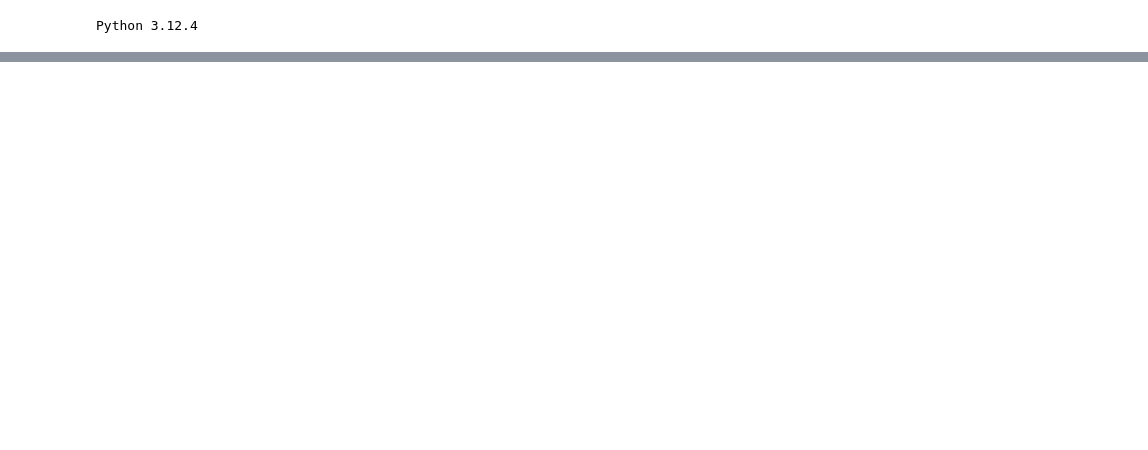
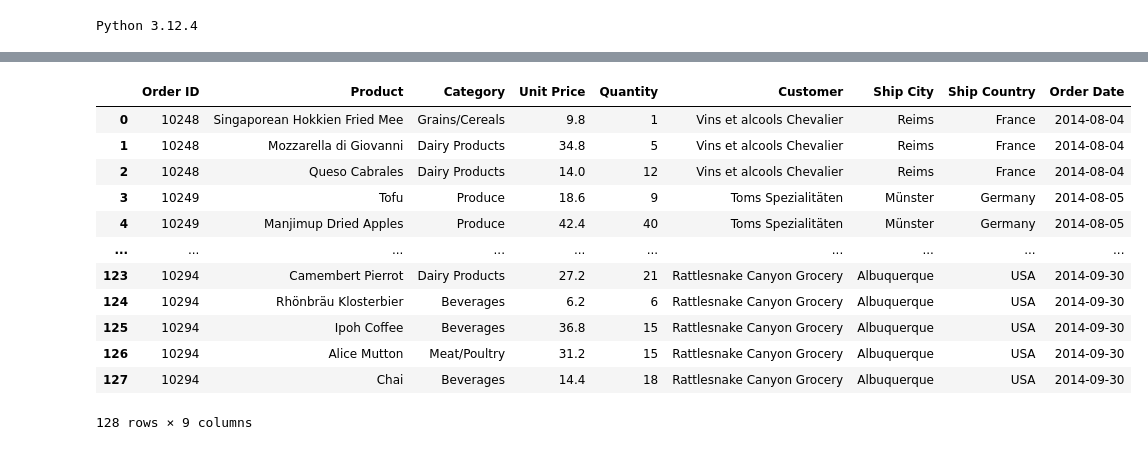
Before and after one commit to rvagelet/Python, a Jupyter notebook: 17072024.ipynb, the cells around one changed output, grey strips where cells are left out. Saved outputs shown, nothing was run; the diff lists cells and outputs as text; code cells hidden in the pictures; blank space fills up the shorter version.

```diff
--- a/17072024.ipynb
+++ b/17072024.ipynb
@@ -38,0 +68,25 @@ Python 3.12.4
+# %%
+#Como anexar 2 DataFrames para obtener uno solo con todos los registros
+#Anexar significa poner filas una debajo de otras, tienen que tener la misma estructura,
+#el mismo numero de columnas y campos, y con los mismos nombres
+
+#aprenderemos a cambiar los nombres por si acaso
+
+dosmeses = pd.concat([agosto2014, septiembre2014], ignore_index=True)
+dosmeses
+
+#Entorno de ejecucion, reiniciar sesion y ejectuar todo
+# %% [output]
+|  | Order ID | Product | Category | Unit Price | Quantity | Customer | Ship City | Ship Country | Order Date |
+| 0 | 10248 | Singaporean Hokkien Fried Mee | Grains/Cereals | 9.8 | 1 | Vins et alcools Chevalier | Reims | France | 2014-08-04 |
+| 1 | 10248 | Mozzarella di Giovanni | Dairy Products | 34.8 | 5 | Vins et alcools Chevalier | Reims | France | 2014-08-04 |
+| 2 | 10248 | Queso Cabrales | Dairy Products | 14.0 | 12 | Vins et alcools Chevalier | Reims | France | 2014-08-04 |
+| 3 | 10249 | Tofu | Produce | 18.6 | 9 | Toms Spezialitäten | Münster | Germany | 2014-08-05 |
+| 4 | 10249 | Manjimup Dried Apples | Produce | 42.4 | 40 | Toms Spezialitäten | Münster | Germany | 2014-08-05 |
+| ... | ... | ... | ... | ... | ... | ... | ... | ... | ... |
+| 123 | 10294 | Camembert Pierrot | Dairy Products | 27.2 | 21 | Rattlesnake Canyon Grocery | Albuquerque | USA | 2014-09-30 |
+| 124 | 10294 | Rhönbräu Klosterbier | Beverages | 6.2 | 6 | Rattlesnake Canyon Grocery | Albuquerque | USA | 2014-09-30 |
+| 125 | 10294 | Ipoh Coffee | Beverages | 36.8 | 15 | Rattlesnake Canyon Grocery | Albuquerque | USA | 2014-09-30 |
+| 126 | 10294 | Alice Mutton | Meat/Poultry | 31.2 | 15 | Rattlesnake Canyon Grocery | Albuquerque | USA | 2014-09-30 |
+| 127 | 10294 | Chai | Beverages | 14.4 | 18 | Rattlesnake Canyon Grocery | Albuquerque | USA | 2014-09-30 |
+128 rows × 9 columns
```
Also changed, not shown: parts of 8 cells of this notebook.
